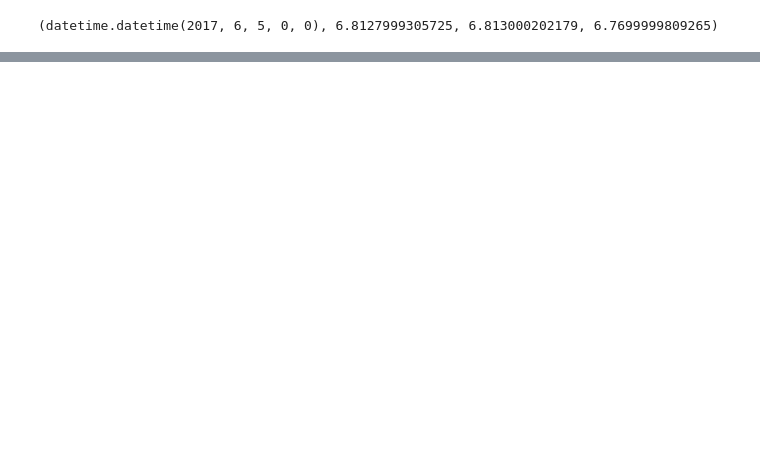
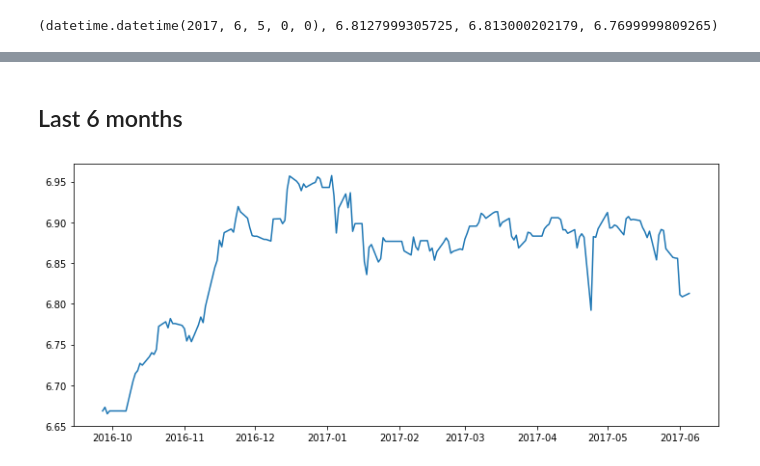
Before and after one commit to towerjoo/mynotebooks, a Jupyter notebook: notebooks/usdcny.ipynb, the cells around one changed output, grey strips where cells are left out. Saved outputs shown, nothing was run; the diff lists cells and outputs as text; code cells hidden in the pictures; blank space fills up the shorter version.

```diff
--- a/notebooks/usdcny.ipynb
+++ b/notebooks/usdcny.ipynb
@@ -23,0 +41,6 @@ plt.plot(xs, ys)
+# %% [markdown]
+## Last 6 months
+# %%
+plot(values, 30*6)
+# %% [output]
+[figure, added]
```
Also changed, not shown: parts of 11 cells of this notebook.
